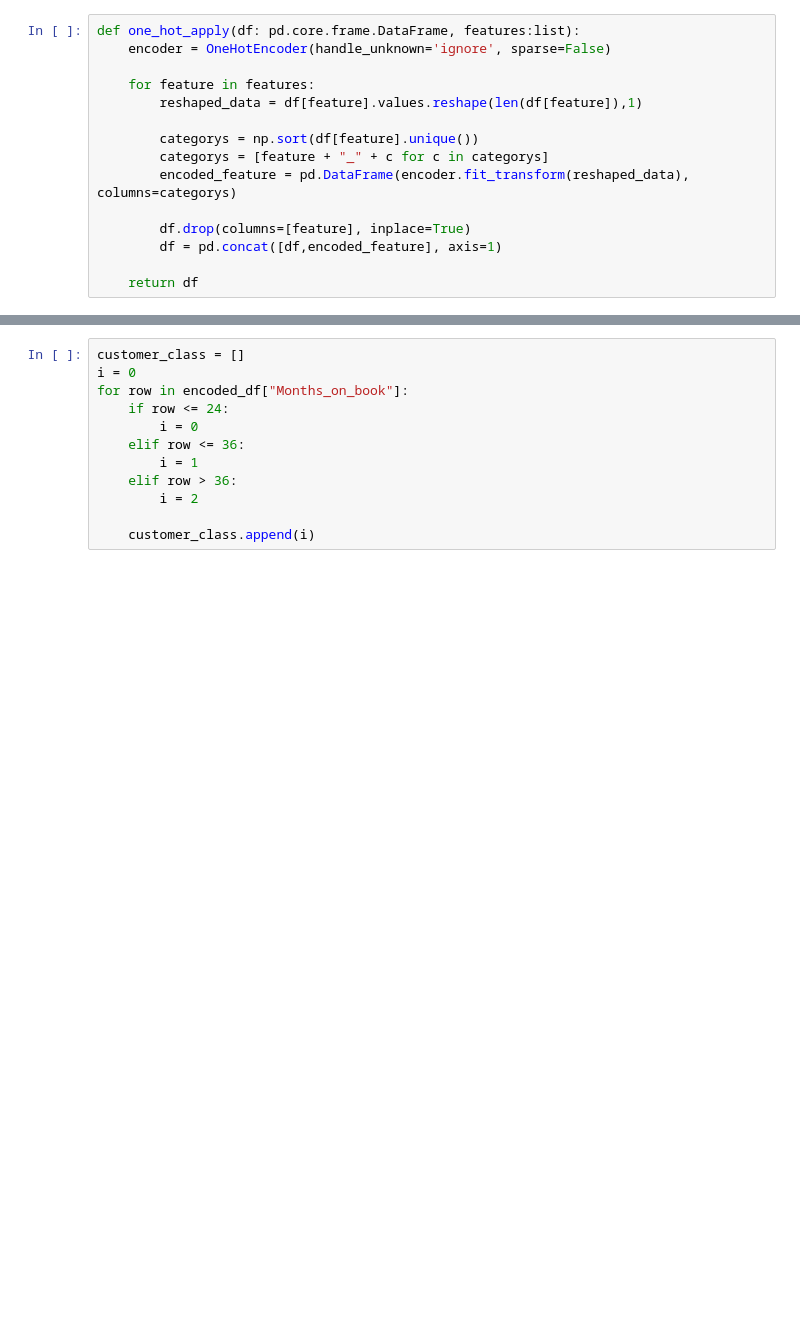
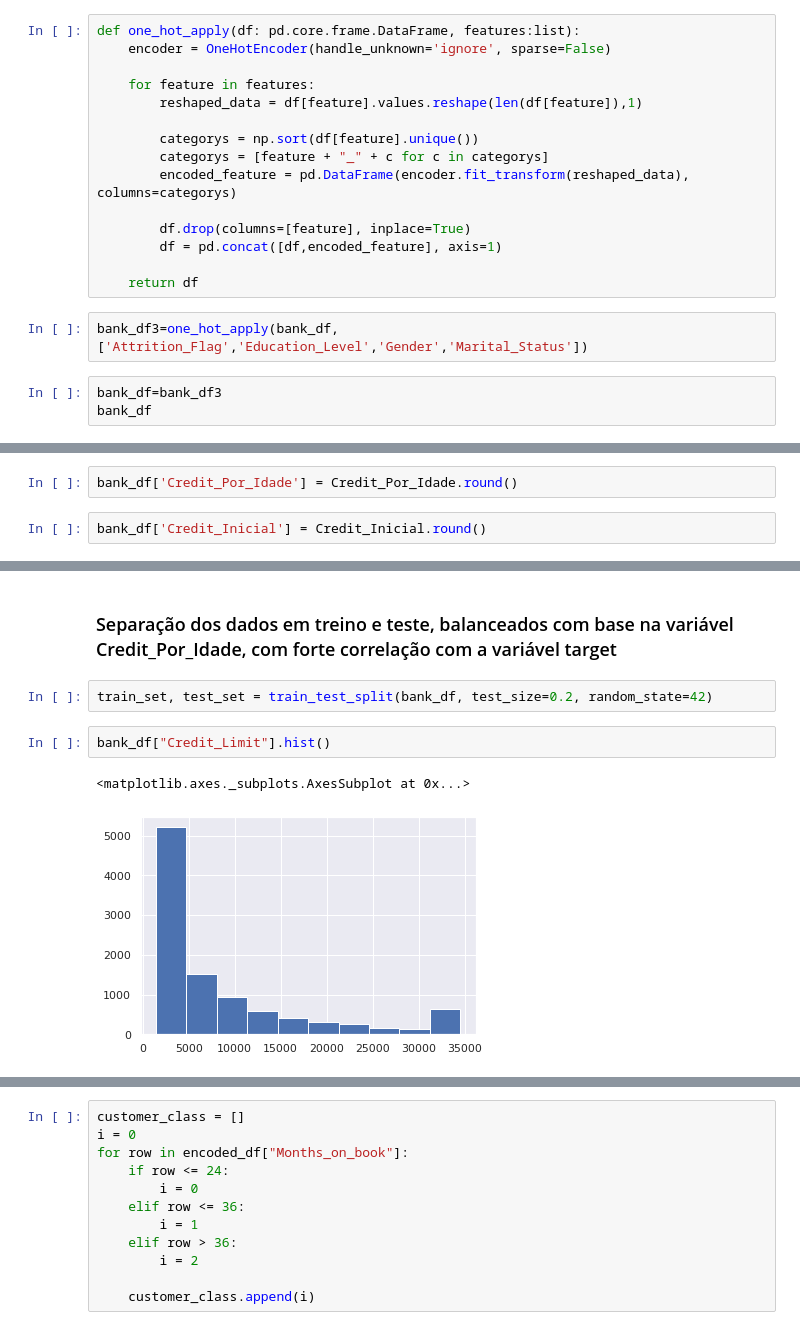
Before and after one commit to pedroernesto00/-CK0223---Mineracao-de-Dados---Trabalho-Final, a Jupyter notebook: Checkpoint #3.ipynb, the cells around one changed output, grey strips where cells are left out. Drawn from its saved outputs; the diff is of its cells as text; blank space fills up the shorter version.

```diff
--- a/Checkpoint #3.ipynb
+++ b/Checkpoint #3.ipynb
@@ -83,3 +281,8 @@ def one_hot_apply(df: pd.core.frame.DataFrame, features:list):
         df = pd.concat([df,encoded_feature], axis=1)
 
     return df
+# %%
+bank_df3=one_hot_apply(bank_df, ['Attrition_Flag','Education_Level','Gender','Marital_Status'])
+# %%
+bank_df=bank_df3
+bank_df
@@ -85,0 +305,4 @@ def one_hot_apply(df: pd.core.frame.DataFrame, features:list):
+# %%
+bank_df['Credit_Por_Idade'] = Credit_Por_Idade.round()
+# %%
+bank_df['Credit_Inicial'] = Credit_Inicial.round()
@@ -85,0 +325,9 @@ def one_hot_apply(df: pd.core.frame.DataFrame, features:list):
+# %% [markdown]
+### Separação dos dados em treino e teste, balanceados com base na variável Credit_Por_Idade, com forte correlação com a variável target
+# %%
+train_set, test_set = train_test_split(bank_df, test_size=0.2, random_state=42)
+# %%
+bank_df["Credit_Limit"].hist()
+# %% [output]
+<matplotlib.axes._subplots.AxesSubplot at 0x...>
+[figure, added]
```
Also changed, not shown: parts of 149 cells of this notebook.
